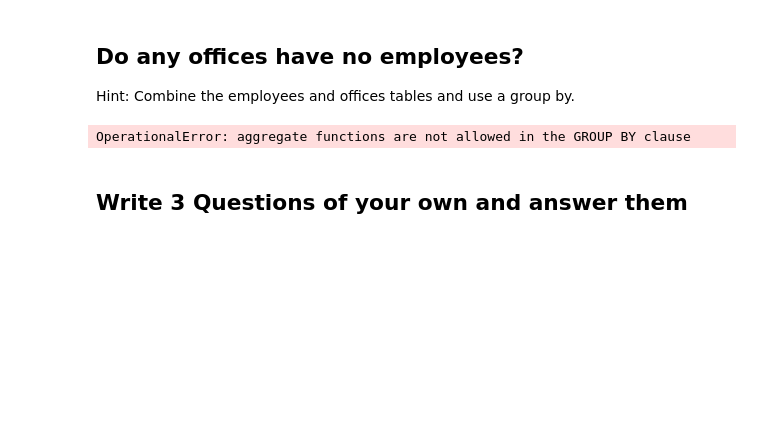
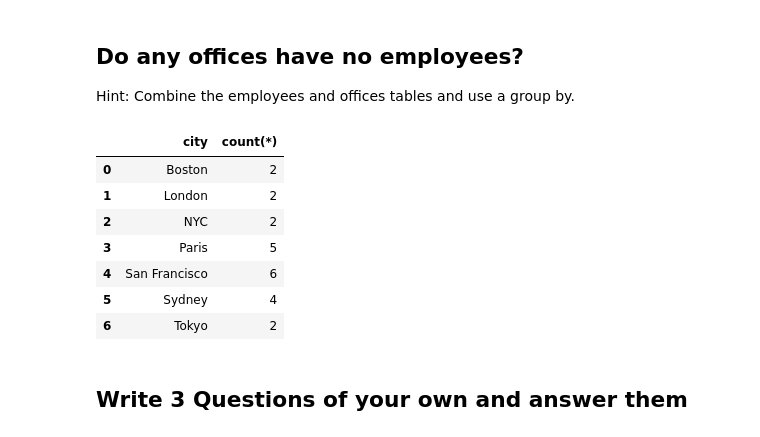
Before and after one commit to garywheeler24/dsc-join-statements-lab-atlanta-ds-062419, a Jupyter notebook: index.ipynb, the cells around one changed output. Saved outputs shown, nothing was run; the diff lists cells and outputs as text; code cells hidden in the pictures; blank space fills up the shorter version.

```diff
--- a/index.ipynb
+++ b/index.ipynb
@@ -64,14 +64,22 @@ df
 ## Do any offices have no employees?
 Hint: Combine the employees and offices tables and use a group by.
 # %%
-c.execute("""select city, count(*) from offices left join employees using(officecode) group by 2""")
+c.execute("""select city, count(*) from offices left join employees using(officecode) group by 1
+""")
 
 df = pd.DataFrame(c.fetchall())
 df.columns = [x[0] for x in c.description]
 df
 #Your code here
 # %% [output]
-OperationalError: aggregate functions are not allowed in the GROUP BY clause
+|  | city | count(*) |
+| 0 | Boston | 2 |
+| 1 | London | 2 |
+| 2 | NYC | 2 |
+| 3 | Paris | 5 |
+| 4 | San Francisco | 6 |
+| 5 | Sydney | 4 |
+| 6 | Tokyo | 2 |
 # %% [markdown]
 ## Write 3 Questions of your own and answer them
 # %%
```
